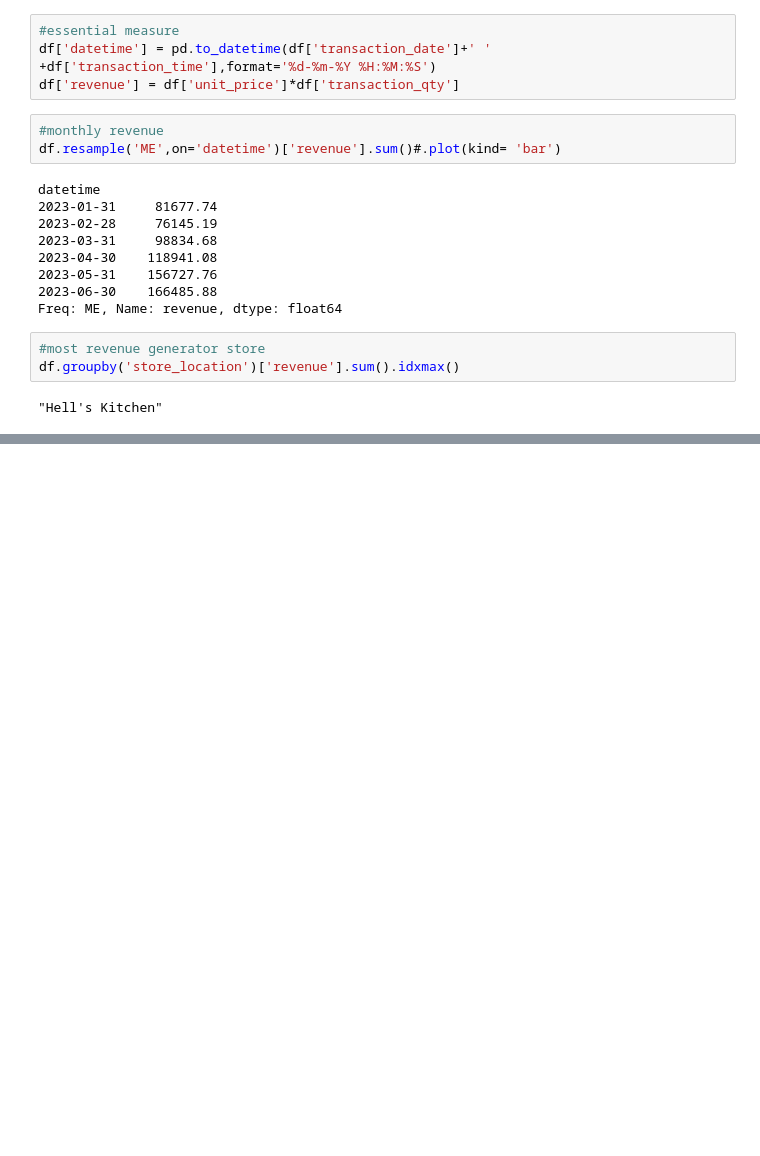
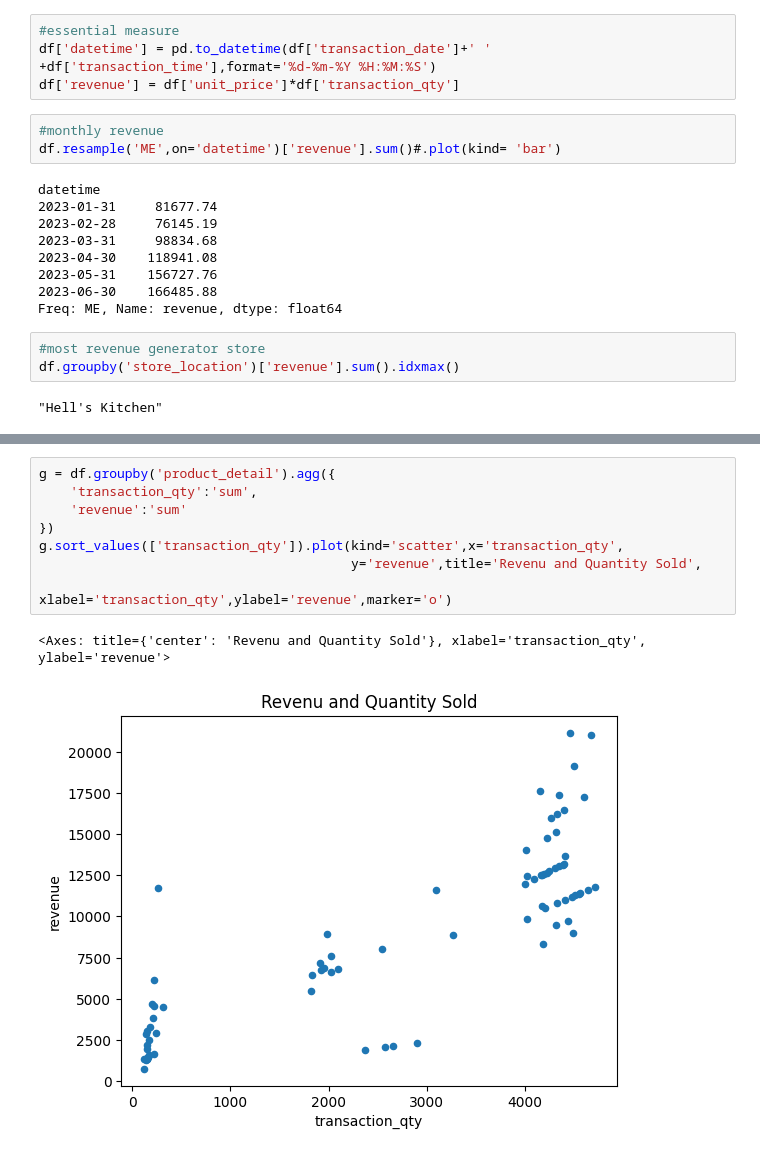
Before and after one commit to hamidurrahman-0824/my_snippet, a Jupyter notebook: PANDAS/n_analysis_2.ipynb, the cells around one changed output, grey strips where cells are left out. Cells and saved outputs as stored; diff of their text form; blank space fills up the shorter version.

```diff
--- a/PANDAS/n_analysis_2.ipynb
+++ b/PANDAS/n_analysis_2.ipynb
@@ -59,0 +69,11 @@ Name: count, dtype: int64
+# %%
+g = df.groupby('product_detail').agg({
+    'transaction_qty':'sum',
+    'revenue':'sum'
+})
+g.sort_values(['transaction_qty']).plot(kind='scatter',x='transaction_qty',
+                                        y='revenue',title='Revenu and Quantity Sold',
+                                        xlabel='transaction_qty',ylabel='revenue',marker='o')
+# %% [output]
+<Axes: title={'center': 'Revenu and Quantity Sold'}, xlabel='transaction_qty', ylabel='revenue'>
+[figure, added]
```
Also changed, not shown: parts of 8 cells of this notebook, 4 other files.
